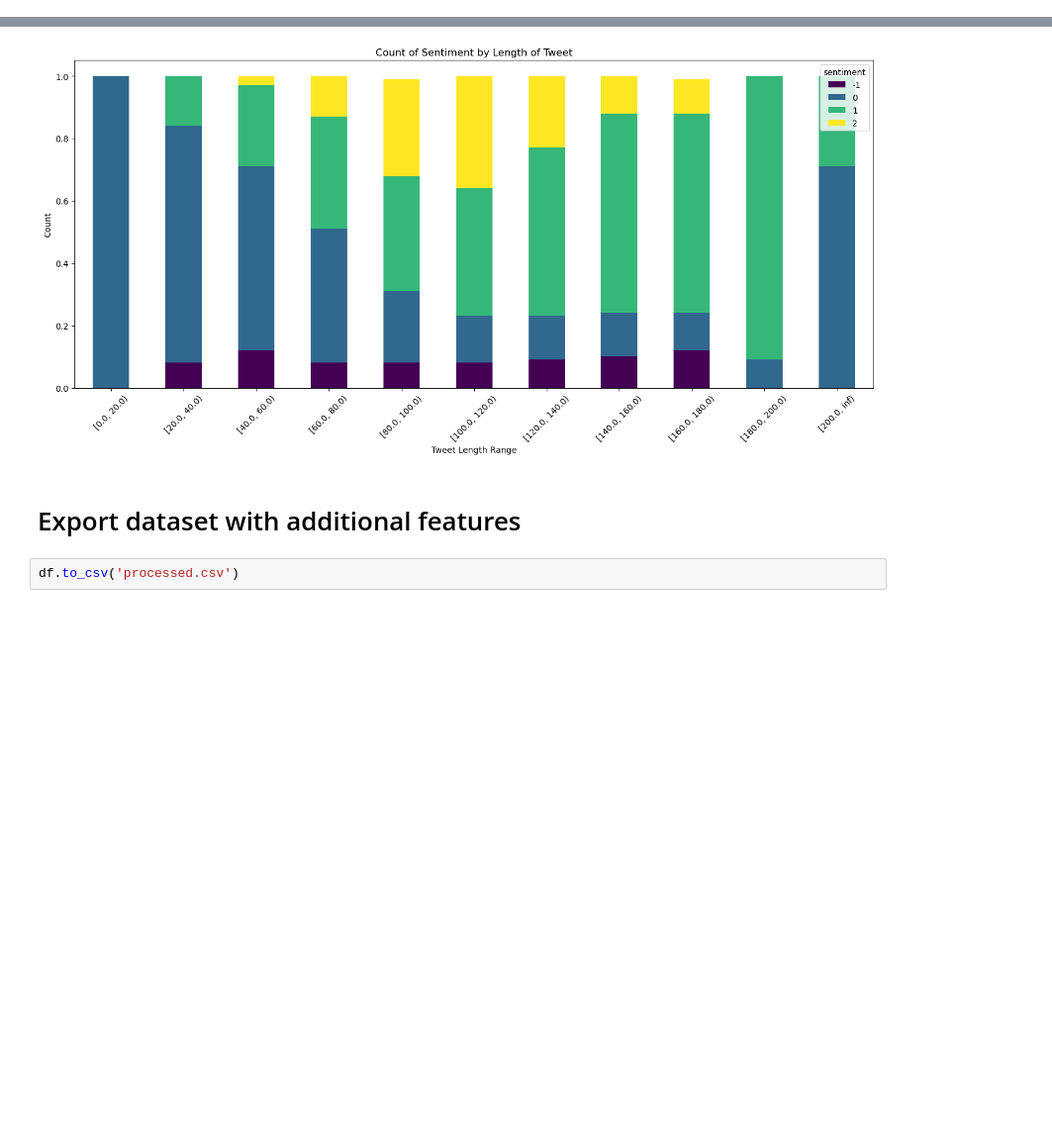
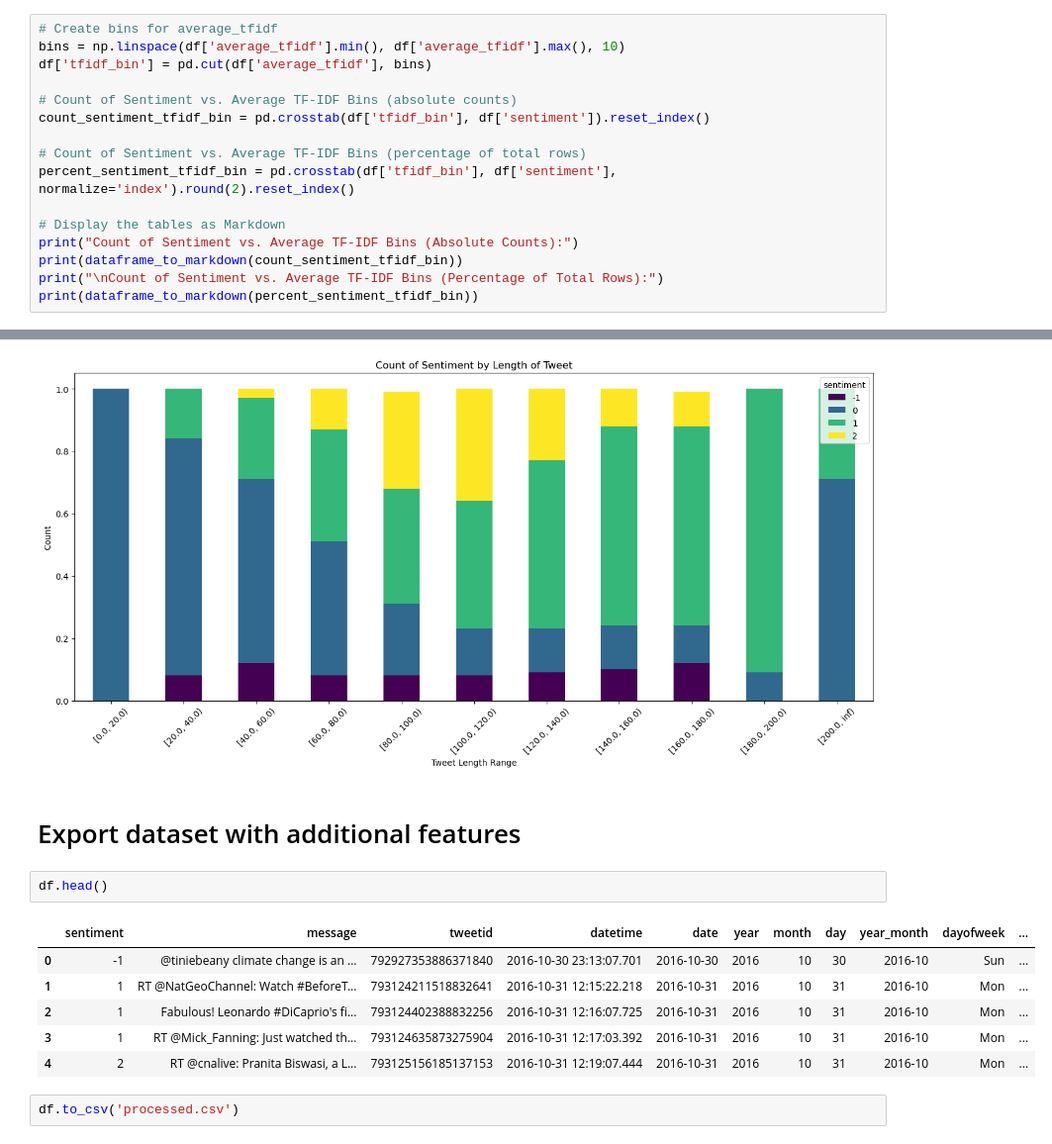
Before and after one commit to pablo-marin-vicuna/ClimateTweetSentiment, a Jupyter notebook: Code/Data_Acquisition_and_Understanding/exploratory.ipynb, the cells around one changed output, grey strips where cells are left out. Shown at 99% size. Cells and saved outputs as stored; diff of their text form; blank space fills up the shorter version.

```diff
--- a/Code/Data_Acquisition_and_Understanding/exploratory.ipynb
+++ b/Code/Data_Acquisition_and_Understanding/exploratory.ipynb
@@ -235,2 +365,18 @@ print(dataframe_to_markdown(count_distribution))
 # %% [markdown]
 # Relationship between explanatory variables and target variable
+# %%
+# Create bins for average_tfidf
+bins = np.linspace(df['average_tfidf'].min(), df['average_tfidf'].max(), 10)
+df['tfidf_bin'] = pd.cut(df['average_tfidf'], bins)
+
+# Count of Sentiment vs. Average TF-IDF Bins (absolute counts)
+count_sentiment_tfidf_bin = pd.crosstab(df['tfidf_bin'], df['sentiment']).reset_index()
+
+# Count of Sentiment vs. Average TF-IDF Bins (percentage of total rows)
+percent_sentiment_tfidf_bin = pd.crosstab(df['tfidf_bin'], df['sentiment'], normalize='index').round(2).reset_index()
+
+# Display the tables as Markdown
+print("Count of Sentiment vs. Average TF-IDF Bins (Absolute Counts):")
+print(dataframe_to_markdown(count_sentiment_tfidf_bin))
+print("\nCount of Sentiment vs. Average TF-IDF Bins (Percentage of Total Rows):")
+print(dataframe_to_markdown(percent_sentiment_tfidf_bin))
@@ -322,5 +486,14 @@ plt.show()
 [figure]
 # %% [markdown]
 # Export dataset with additional features
+# %%
+df.head()
+# %% [output]
+|  | sentiment | message | tweetid | datetime | date | year | month | day | year_month | dayofweek | ... |
+| 0 | -1 | @tiniebeany climate change is an ... | 792927353886371840 | 2016-10-30 23:13:07.701 | 2016-10-30 | 2016 | 10 | 30 | 2016-10 | Sun | ... |
+| 1 | 1 | RT @NatGeoChannel: Watch #BeforeT... | 793124211518832641 | 2016-10-31 12:15:22.218 | 2016-10-31 | 2016 | 10 | 31 | 2016-10 | Mon | ... |
+| 2 | 1 | Fabulous! Leonardo #DiCaprio's fi... | 793124402388832256 | 2016-10-31 12:16:07.725 | 2016-10-31 | 2016 | 10 | 31 | 2016-10 | Mon | ... |
+| 3 | 1 | RT @Mick_Fanning: Just watched th... | 793124635873275904 | 2016-10-31 12:17:03.392 | 2016-10-31 | 2016 | 10 | 31 | 2016-10 | Mon | ... |
+| 4 | 2 | RT @cnalive: Pranita Biswasi, a L... | 793125156185137153 | 2016-10-31 12:19:07.444 | 2016-10-31 | 2016 | 10 | 31 | 2016-10 | Mon | ... |
 # %%
 df.to_csv('processed.csv')
```
Also changed, not shown: parts of 12 cells of this notebook, 11 other files.
